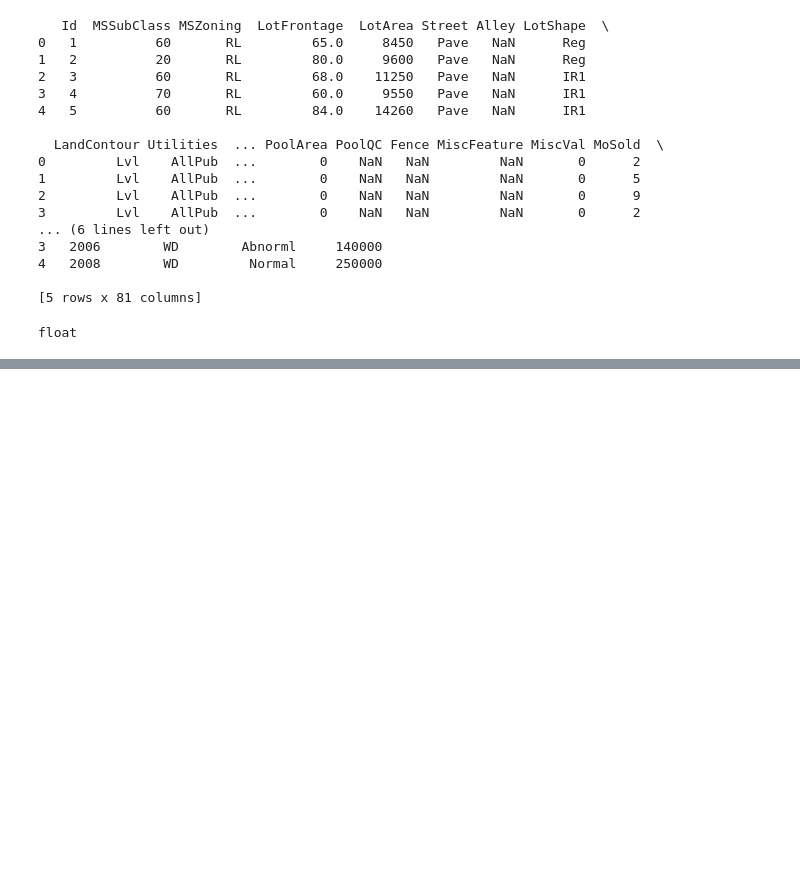
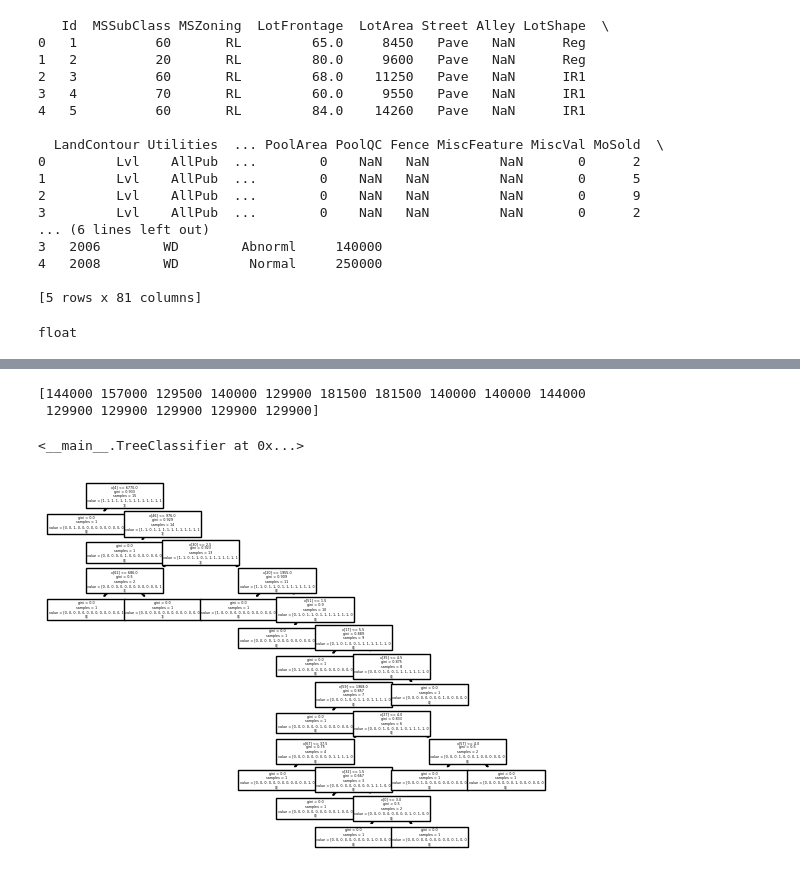
Before and after one commit to Kacper-W-Kozdon/kaggle-houses-pricing, a Jupyter notebook: notebook0706d609ae.ipynb, the cells around one changed output, grey strips where cells are left out. Saved outputs shown, nothing was run; the diff lists cells and outputs as text; code cells hidden in the pictures; blank space fills up the shorter version.

Commit message:
Kaggle Notebook | notebook0706d609ae | Added predictions, next: rand forest

```diff
--- a/notebook0706d609ae.ipynb
+++ b/notebook0706d609ae.ipynb
@@ -121,0 +134,50 @@ None
+# %%
+#someTree = my_tree.DecisionTreeClassifier()
+#someTree2 = my_tree
+#print(dir(someTree))
+#print(dir(someTree2))
+#print(type(my_tree.DecisionTreeClassifier()))
+#print(type(my_tree))
+
+
+class TreeClassifier():
+    def __init__(self):
+
+        classifier = None
+
+    def train(self, X, Y):
+        classifier = tree.DecisionTreeClassifier()
+        classifier.fit(X, Y)
+        self.classifier = classifier
+        return self
+
+    def plt(self):
+        tree.plot_tree(self.classifier)
+        dot_data = tree.export_graphviz(self.classifier, out_file=None, filled=True, rounded=True, special_characters=True)
+        graph = graphviz.Source(dot_data)
+        graph.render("myDecisionTree")
+#        f = open('/kaggle/working/myDecisionTree.pdf','rb')
+#        pdf_reader = PyPDF2.PdfReader(f)
+#        page = pdf_reader.pages[0]
+#
+#        count = 0
+#
+#        for image_file_object in page.images:
+#            with open(str(count) + image_file_object.name, "wb") as fp:
+#                fp.write(image_file_object.data)
+#                count += 1
+
+    def pred(self, X, Y):
+        self.predictions = self.classifier.predict(X)
+        print(self.predictions)
+        return self
+
+Tree = TreeClassifier()
+Tree.train(XTrainHead, YTrainHead)
+Tree.plt()
+Tree.pred(XTestHead, YTrainHead)
+# %% [output]
+[144000 157000 129500 140000 129900 181500 181500 140000 140000 144000
+ 129900 129900 129900 129900 129900]
+<__main__.TreeClassifier at 0x...>
+[figure, added]
```
Also changed, not shown: parts of 3 cells of this notebook.
